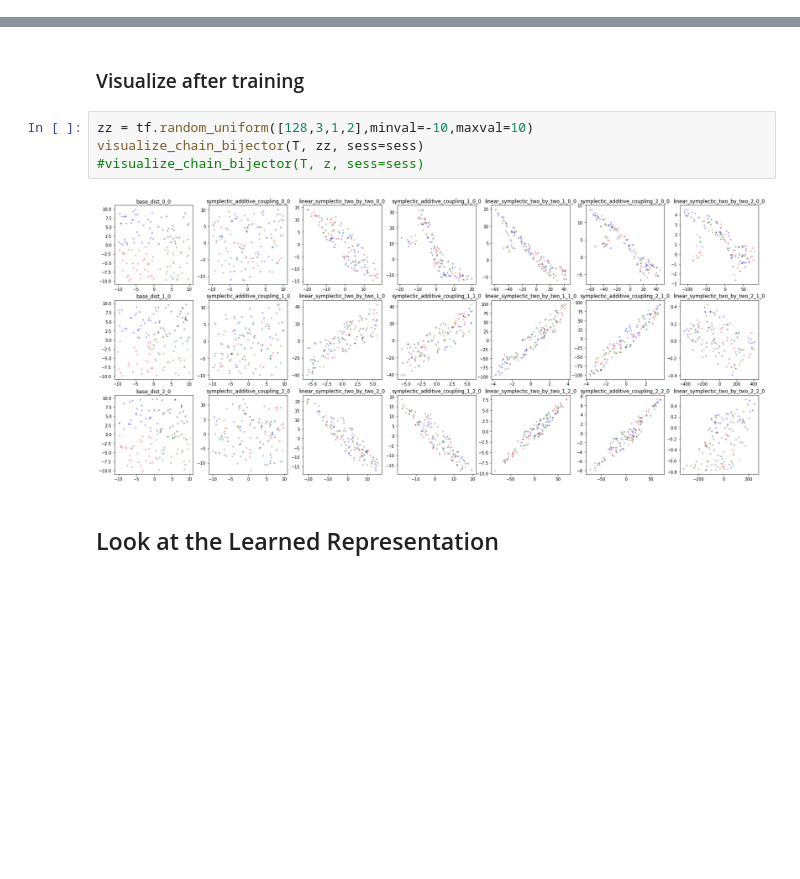
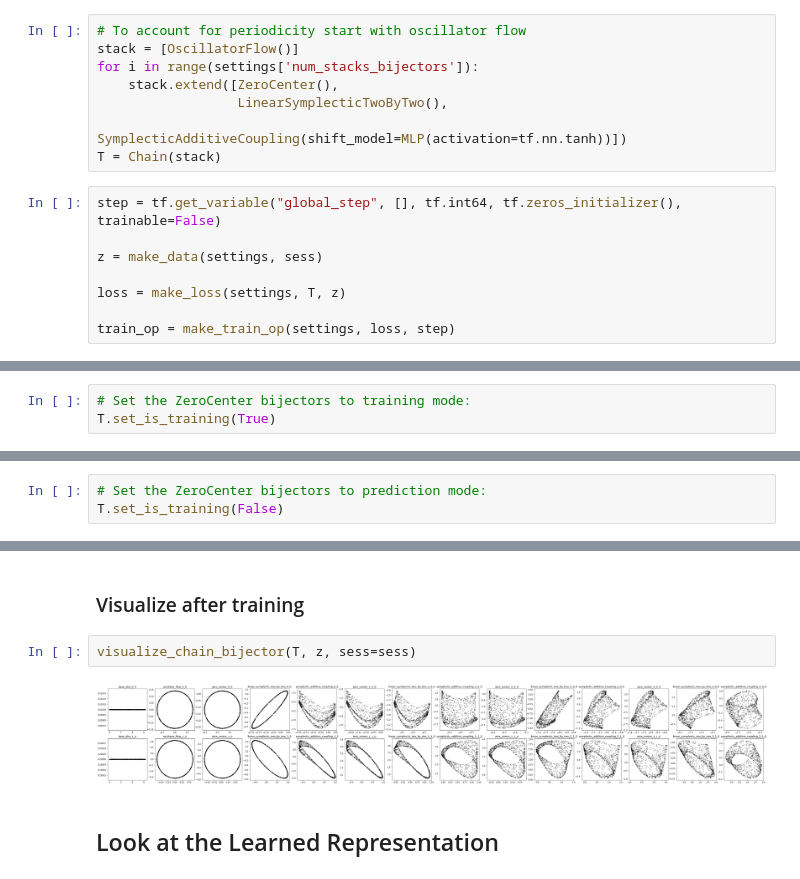
Before and after one commit to rbondesan/CanonicalFlows, a Jupyter notebook: notebooks/kepler.ipynb, the cells around one changed output, grey strips where cells are left out. Cells and saved outputs as stored; diff of their text form; blank space fills up the shorter version.

```diff
--- a/notebooks/kepler.ipynb
+++ b/notebooks/kepler.ipynb
@@ -123,0 +120,16 @@ with tf.name_scope("train"):
+# %%
+# To account for periodicity start with oscillator flow
+stack = [OscillatorFlow()]
+for i in range(settings['num_stacks_bijectors']):
+    stack.extend([ZeroCenter(),
+                  LinearSymplecticTwoByTwo(),
+                  SymplecticAdditiveCoupling(shift_model=MLP(activation=tf.nn.tanh))])
+T = Chain(stack)
+# %%
+step = tf.get_variable("global_step", [], tf.int64, tf.zeros_initializer(), trainable=False)
+
+z = make_data(settings, sess)
+
+loss = make_loss(settings, T, z)
+
+train_op = make_train_op(settings, loss, step)
@@ -124,3 +138,6 @@ with tf.name_scope("train"):
 # %% [markdown]
 ## Train
+# %%
+# Set the ZeroCenter bijectors to training mode:
+T.set_is_training(True)
 # %%
@@ -154,3 +174,6 @@ INFO:tensorflow:Restoring parameters from /tmp/log/im_tests/kepler_2/model.ckpt-
+# %%
+# Set the ZeroCenter bijectors to prediction mode:
+T.set_is_training(False)
 # %%
 # Test accuracy on new minibatch
 print("Test error: ", sess.run(loss))
@@ -163,11 +206,9 @@ True
 # %% [markdown]
 ### Visualize after training
-# %%
-zz = tf.random_uniform([128,3,1,2],minval=-10,maxval=10)
-visualize_chain_bijector(T, zz, sess=sess)
-#visualize_chain_bijector(T, z, sess=sess)
-# %% [output]
-[figure, removed]
+# %%
+visualize_chain_bijector(T, z, sess=sess)
+# %% [output]
+[figure, added]
 # %% [markdown]
 ## Look at the Learned Representation
 # %% [markdown]
```
Also changed, not shown: parts of 50 cells of this notebook, 13 other files.
